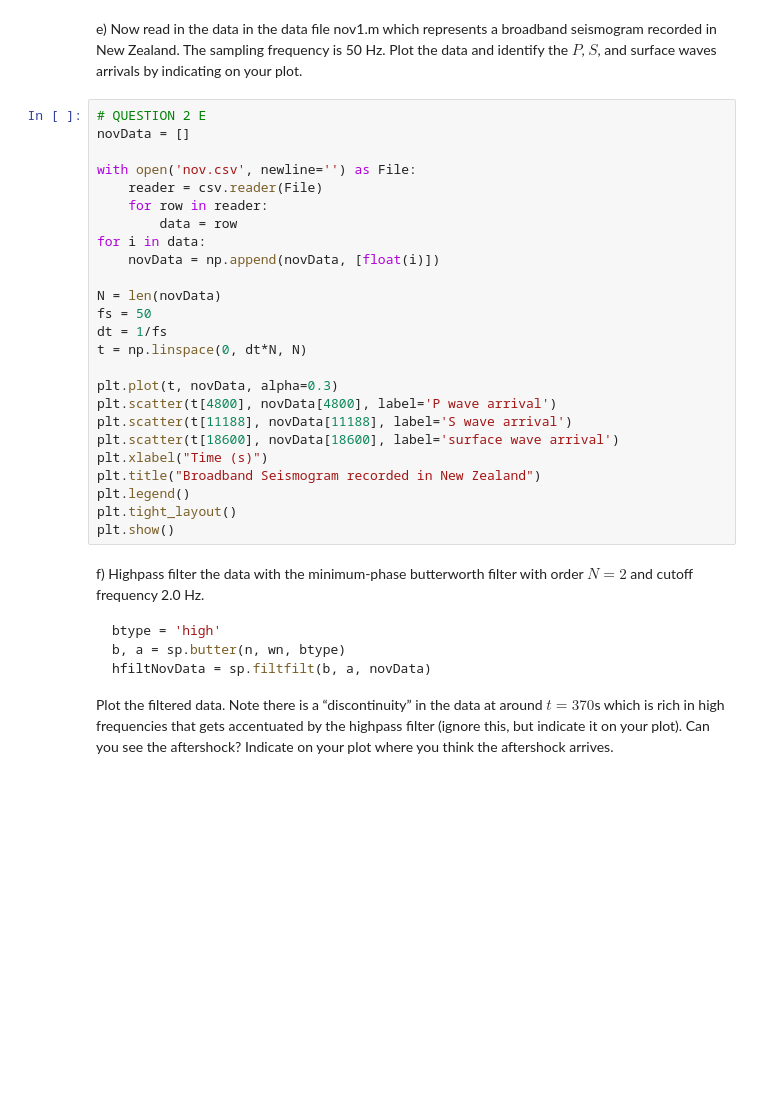
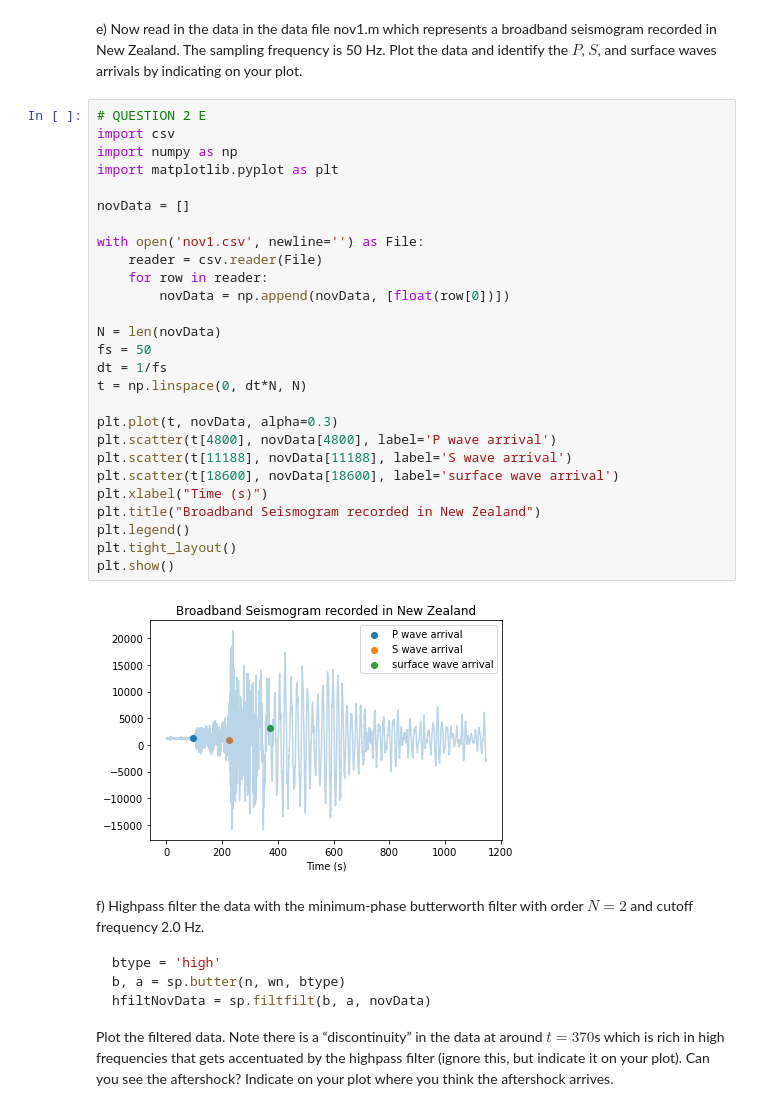
Before and after one commit to phaustin/EOSC354, a Jupyter notebook: Assignment8/Assignment8.ipynb, the cells around one changed output. Drawn from its saved outputs; the diff is of its cells as text; blank space fills up the shorter version.

````diff
--- a/Assignment8/Assignment8.ipynb
+++ b/Assignment8/Assignment8.ipynb
@@ -148,29 +148,33 @@ plt.show()
 e) Now read in the data in the data file nov1.m which represents a broadband seismogram recorded in New Zealand. The sampling frequency is 50 Hz. Plot the data and identify the $P$, $S$, and surface waves arrivals by indicating on your plot.
 # %%
 # QUESTION 2 E
+import csv
+import numpy as np
+import matplotlib.pyplot as plt
+
 novData = []
 
-with open('nov.csv', newline='') as File:
+with open('nov1.csv', newline='') as File:
     reader = csv.reader(File)
     for row in reader:
-        data = row
-for i in data:
-    novData = np.append(novData, [float(i)])
+        novData = np.append(novData, [float(row[0])])
 
 N = len(novData)
 fs = 50
 dt = 1/fs
 t = np.linspace(0, dt*N, N)
 
 plt.plot(t, novData, alpha=0.3)
 plt.scatter(t[4800], novData[4800], label='P wave arrival')
 plt.scatter(t[11188], novData[11188], label='S wave arrival')
 plt.scatter(t[18600], novData[18600], label='surface wave arrival')
 plt.xlabel("Time (s)")
 plt.title("Broadband Seismogram recorded in New Zealand")
 plt.legend()
 plt.tight_layout()
 plt.show()
+# %% [output]
+[figure, added]
 # %% [markdown]
 f) Highpass filter the data with the minimum-phase butterworth filter with order $N = 2$ and cutoff frequency 2.0 Hz.
 ```python
````
Also changed, not shown: 4 other files.
